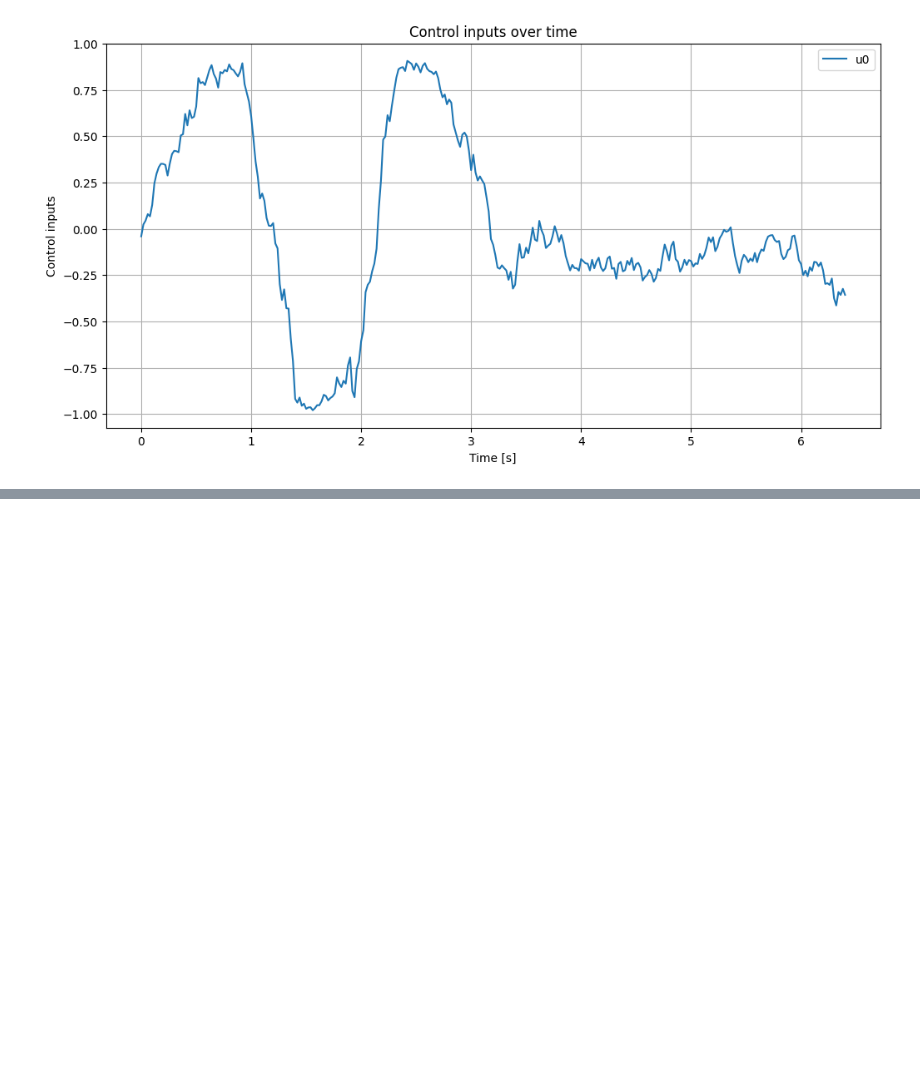
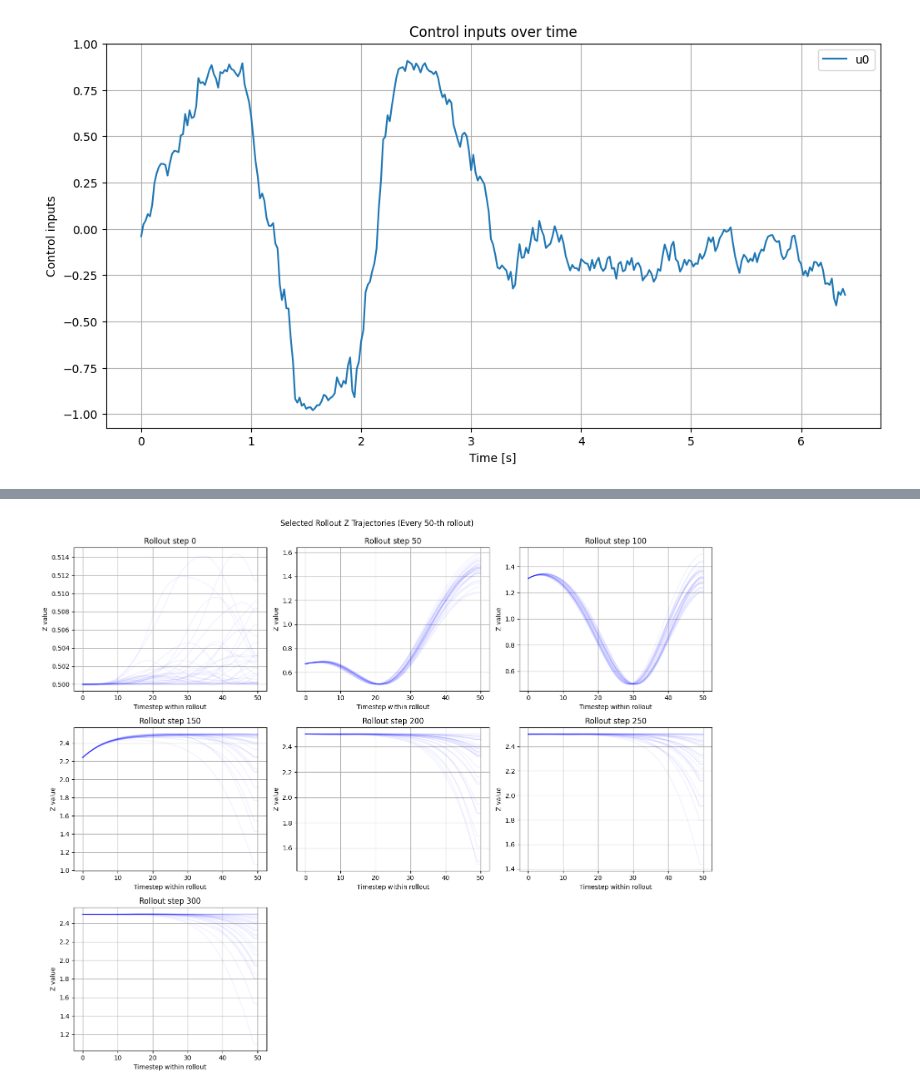
Before and after one commit to alinjar1996/hydrax, a Jupyter notebook: data_analysis/load_hydrax_data.ipynb, the cells around one changed output, grey strips where cells are left out. Saved outputs shown, nothing was run; the diff lists cells and outputs as text; code cells hidden in the pictures; blank space fills up the shorter version.

```diff
--- a/data_analysis/load_hydrax_data.ipynb
+++ b/data_analysis/load_hydrax_data.ipynb
@@ -129,0 +157,37 @@ plt.show()
+# %%
+import numpy as np
+import matplotlib.pyplot as plt
+import math
+
+step_interval = 50
+selected_indices = list(range(0, len(rollouts), step_interval))
+num_plots = len(selected_indices)
+plots_per_row = 3
+num_rows = math.ceil(num_plots / plots_per_row)
+
+plt.figure(figsize=(5 * plots_per_row, 4 * num_rows))
+
+for plot_idx, rollout_idx in enumerate(selected_indices):
+    plt.subplot(num_rows, plots_per_row, plot_idx + 1)
+
+    rollout_trace = rollouts[rollout_idx]["trace_sites"]  # (num_samples, steps, sites, 3)
+    num_samples, steps, sites, _ = rollout_trace.shape
+
+    # Only one site, take the Z coordinate (index 2)
+    z_traces = rollout_trace[:, :, 0, 2]  # shape (num_samples, steps)
+    time = np.linspace(0, steps - 1, steps)
+
+    # Plot all Z traces with high transparency
+    for s in range(num_samples):
+        plt.plot(time, z_traces[s, :], alpha=0.05, color="blue")
+
+    plt.xlabel("Timestep within rollout")
+    plt.ylabel("Z value")
+    plt.title(f"Rollout step {rollout_idx}")
+    plt.grid(True)
+
+plt.tight_layout()
+plt.suptitle(f"Selected Rollout Z Trajectories (Every {step_interval}-th rollout)", y=1.02)
+plt.show()
+# %% [output]
+[figure, added]
```
Also changed, not shown: parts of 5 cells of this notebook.
